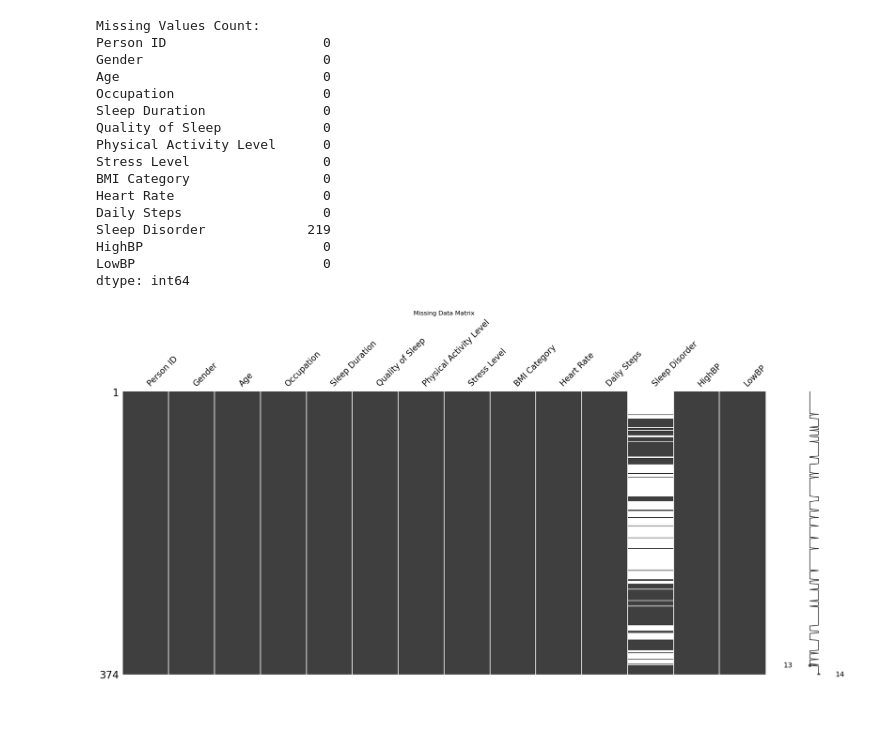
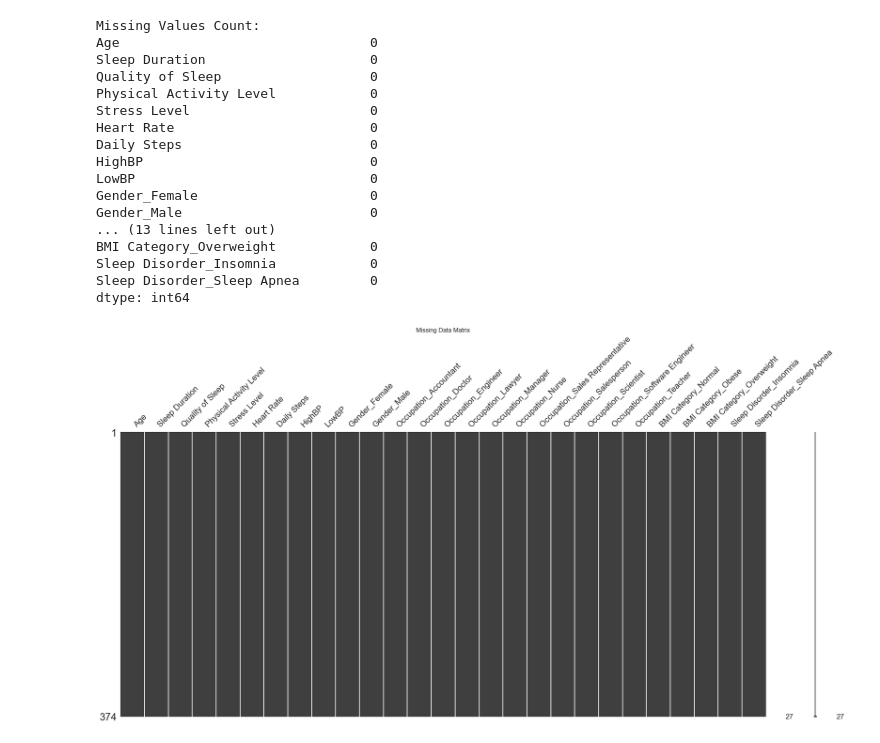
Before and after one commit to jchodata/SleepHealthLifestylePredictiveModelling, a Jupyter notebook: PredictSleepQuality_DataExploration.ipynb, the cells around one changed output. Drawn from its saved outputs; the diff is of its cells as text; code cells hidden in the pictures; blank space fills up the shorter version.

```diff
--- a/PredictSleepQuality_DataExploration.ipynb
+++ b/PredictSleepQuality_DataExploration.ipynb
@@ -7,13 +7,26 @@ import missingno as msno
 # Load the dataset
 df = pd.read_csv(r"C:\Users\chojk\Desktop\myproject\SleepHealtLifestyleDatasetPredictiveModelling\Sleep_health_and_lifestyle_dataset.csv")
 
-# Devide 'Blood Pressure' column into HighBP and LowBP
-df[['HighBP', 'LowBP']] = df['Blood Pressure'].str.split('/', expand=True)
-df = df.drop(columns=['Blood Pressure'])
+def prepDataFeatures(df):
+    print("Prepping features.")
+    # Copy the DataFrame and drop the target variable
+    X = df.copy()
+    X = X.drop('Person ID', axis=1)
 
-# Convert "Normal Weight" to "Normal" in the 'BMI Category' column
-df['BMI Category'] = df['BMI Category'].replace('Normal Weight', 'Normal')
+    # Devide 'Blood Pressure' column into HighBP and LowBP
+    X[['HighBP', 'LowBP']] = X['Blood Pressure'].str.split('/', expand=True)
+    X = X.drop(columns=['Blood Pressure'])
 
-# Convert both 'HighBP' and 'LowBP' to integers
-df['HighBP'] = pd.to_numeric(df['HighBP'], errors='coerce', downcast='integer')
-df['LowBP'] = pd.to_numeric(df['LowBP'], errors='coerce', downcast='integer')
+    # Convert "Normal Weight" to "Normal" in the 'BMI Category' column
+    X['BMI Category'] = X['BMI Category'].replace('Normal Weight', 'Normal')
+
+    # Convert both 'HighBP' and 'LowBP' to integers
+    X['HighBP'] = pd.to_numeric(X['HighBP'], errors='coerce', downcast='integer')
+    X['LowBP'] = pd.to_numeric(X['LowBP'], errors='coerce', downcast='integer')
+
+    # Make dummy variables
+    X = pd.get_dummies(X, columns=['Gender', 'Occupation', 'BMI Category', 'Sleep Disorder'], dtype=int)
+    y = df['Quality of Sleep']
+    return X, y
+
+X, y = prepDataFeatures(df)
@@ -50,32 +65,33 @@ max    142.000000   95.000000
 # %%
 # =========================
 # 2. Check for Missing Values
 # =========================
 print("\nMissing Values Count:")
-print(df.isnull().sum())
+print(X.isnull().sum())
 
 # Visualize missing data
-msno.matrix(df)
+msno.matrix(X)
 plt.title("Missing Data Matrix")
 plt.show()
 # %% [output]
 Missing Values Count:
-Person ID                    0
-Gender                       0
-Age                          0
-Occupation                   0
-Sleep Duration               0
-Quality of Sleep             0
-Physical Activity Level      0
-Stress Level                 0
-BMI Category                 0
-Heart Rate                   0
-Daily Steps                  0
-Sleep Disorder             219
-HighBP                       0
-LowBP                        0
+Age                                0
+Sleep Duration                     0
+Quality of Sleep                   0
+Physical Activity Level            0
+Stress Level                       0
+Heart Rate                         0
+Daily Steps                        0
+HighBP                             0
+LowBP                              0
+Gender_Female                      0
+Gender_Male                        0
+... (13 lines left out)
+BMI Category_Overweight            0
+Sleep Disorder_Insomnia            0
+Sleep Disorder_Sleep Apnea         0
 dtype: int64
-[figure, old version]
+[figure, new version]
 # %%
 # =========================
 # 3. Explore Feature Distributions
```
Also changed, not shown: parts of 5 cells of this notebook, 2 other files.
